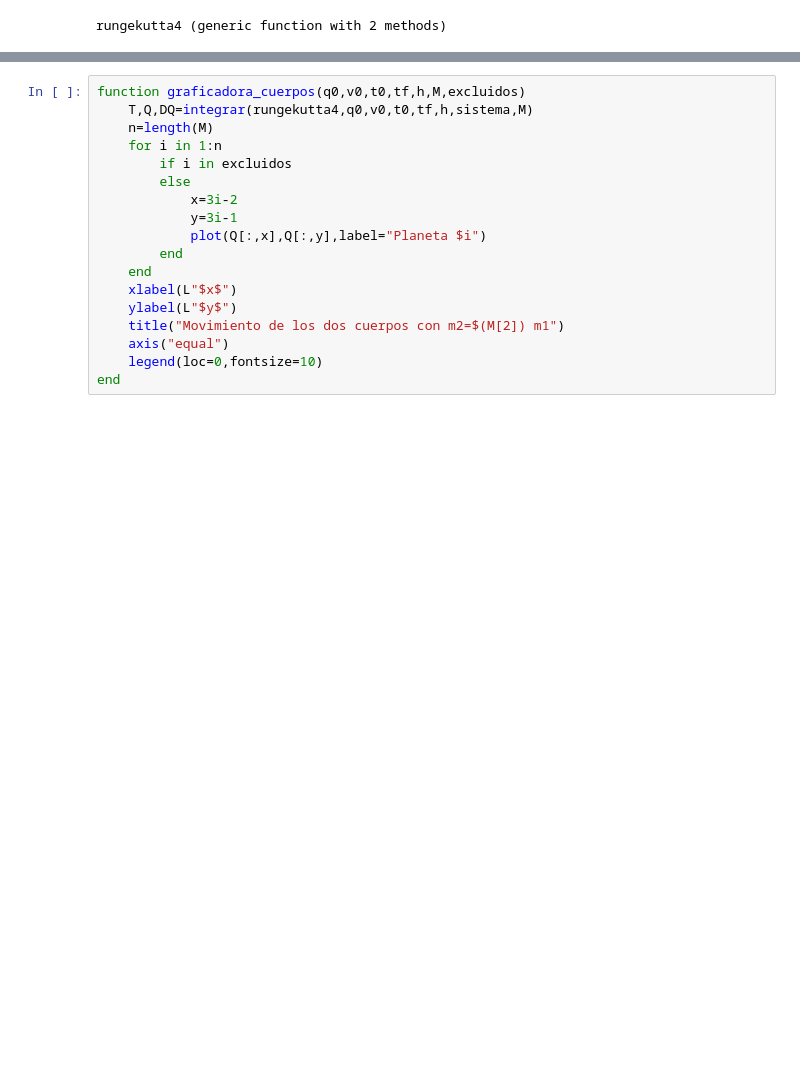
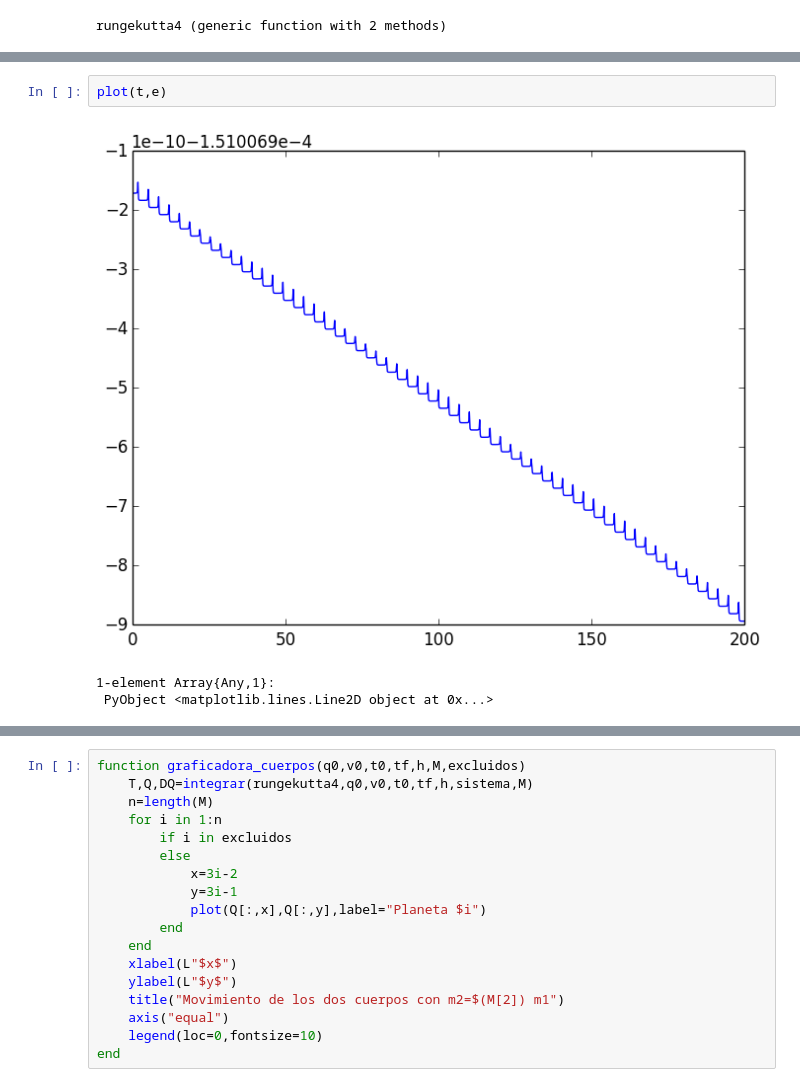
Before and after one commit to spinacho/Escuela, a Jupyter notebook: Séptimo semestre/Temas selectos FCI/Matriz_n_cuerpos.ipynb, the cells around one changed output, grey strips where cells are left out. Saved outputs shown, nothing was run; the diff lists cells and outputs as text; blank space fills up the shorter version.

```diff
--- a/Séptimo semestre/Temas selectos FCI/Matriz_n_cuerpos.ipynb
+++ b/Séptimo semestre/Temas selectos FCI/Matriz_n_cuerpos.ipynb
@@ -82,0 +141,6 @@ integrar (generic function with 2 methods)
+# %%
+plot(t,e)
+# %% [output]
+[figure, added]
+1-element Array{Any,1}:
+ PyObject <matplotlib.lines.Line2D object at 0x...>
```
Also changed, not shown: parts of 20 cells of this notebook, 9 other files.
